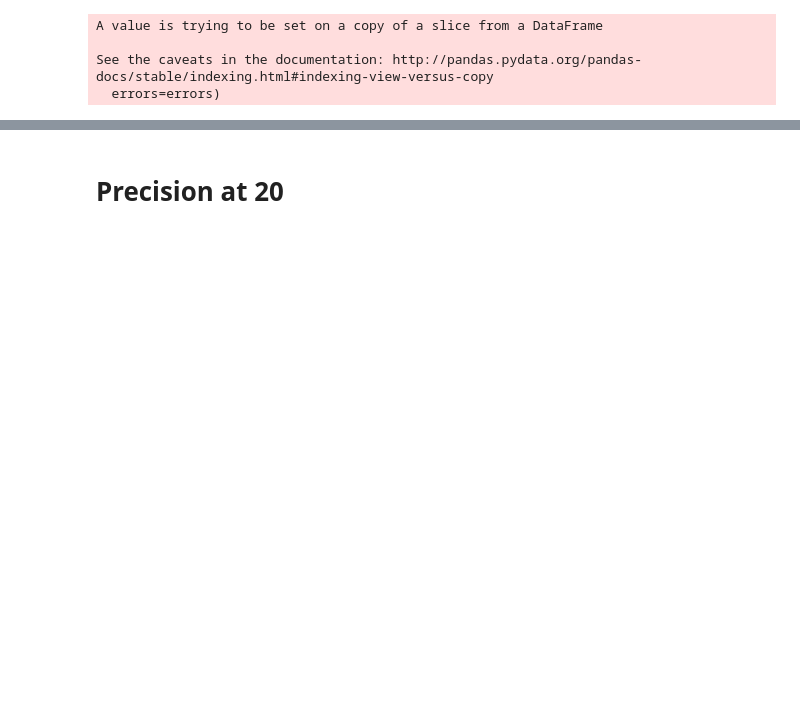
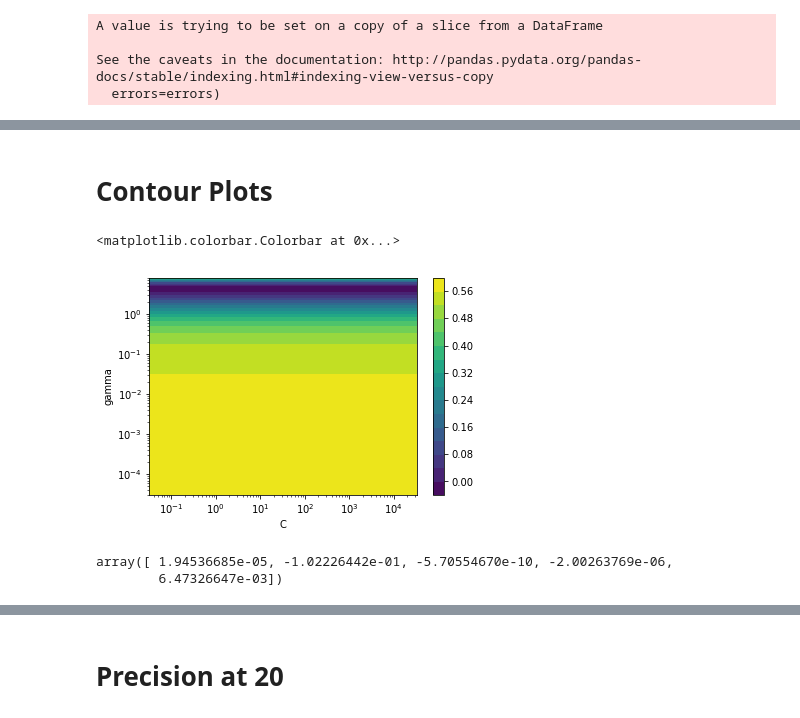
Before and after one commit to prerna135/autoML-code, a Jupyter notebook: Random Forest Metamodel.ipynb, the cells around one changed output, grey strips where cells are left out. Saved outputs shown, nothing was run; the diff lists cells and outputs as text; code cells hidden in the pictures; blank space fills up the shorter version.

```diff
--- a/Random Forest Metamodel.ipynb
+++ b/Random Forest Metamodel.ipynb
@@ -95,3 +113,9 @@ metamodel = pickle.load(open('/Users/prernakashyap/Documents/autoML research/mod
+# %%
+simplified_surrogate = pickle.load(open('/Users/prernakashyap/Documents/columbia/sem1/research/models/ssm1.pkl', 'rb'))
+rf_surrogate = pickle.load(open('/Users/prernakashyap/Documents/columbia/sem1/research/models/sm1.pkl', 'rb'))
+rf_metamodel = pickle.load(open('/Users/prernakashyap/Documents/columbia/sem1/research/models/rfmm.pkl', 'rb'))
+erf_metamodel = pickle.load(open('/Users/prernakashyap/Documents/columbia/sem1/research/models/erfmm.pkl', 'rb'))
+agg_surrogate = pickle.load(open('/Users/prernakashyap/Documents/columbia/sem1/research/models/asm.pkl', 'rb'))
 # %%
 model_params = defaultdict(list)
 task_ids = list(data_dict.keys())
@@ -112,12 +142,0 @@ X = df_meta.as_matrix() #shape: (99, 19)
-# %%
-params = metamodel.predict(X) #shape=(99, 5)
-surrogate_scores = []
-metamodel_scores = []
-for i, task_id in enumerate(task_ids):
-    X_task, y_task, _ = data_dict[task_id]
-    surrogate_params = surrogates[task_id].coef_
-    metamodel_params = params[i]
-    print('Surrogate params:', surrogate_params)
-    print('Metamodel params:', metamodel_params)
-    surrogate_scores.append(precatn(task_id, surrogates[task_id], X_task, y_task, topn=20))
-    metamodel_scores.append(precatn(task_id, model=None, X=X_task, y=y_task, topn=20, coeff=(metamodel_params)))
@@ -149,0 +143,3 @@ def draw_plot(data, offset,edge_color, fill_color):
+# %%
+new_data, _ = arff.loadarff('./data/new_data.arff')
+df_new_data = pd.DataFrame(new_data)
@@ -149,0 +176,32 @@ def draw_plot(data, offset,edge_color, fill_color):
+# %% [markdown]
+# Contour Plots
+# %%
+params = [(0.0, 0.016, -0.0, -0.0, -0.004, 0.642),\
+         (0.0, 0.001, -0.0, -0.0, -0.0, 0.203),\
+         (0.0, -0.282, -0.0, -0.0, 0.034, 0.569)]
+df = df_new_data[['C', 'gamma']]
+c = np.geomspace(np.min(df['C']), np.max(df['C']))
+gamma = np.geomspace(np.min(df['gamma']), np.max(df['gamma']))
+c, gamma = np.meshgrid(c, gamma)
+z = np.zeros((c.shape[0], gamma.shape[0]))
+for i in range(c.shape[0]):
+    for j in range(gamma.shape[0]):
+        z[i, j] = f1(c[i, j], gamma[i, j], params[2])
+        #z[i, j] = f1(c[i, j], gamma[i, j], simplified_surrogate[3.0].coef_)
+        #z[i, j] = simplified_surrogate[3.0].predict([[c[i, j], gamma[i, j], c[i, j] ** 2, c[i, j] * gamma[i, j], gamma[i, j] ** 2]])
+        #z[i, j] = rf_surrogate[3.0].named_steps['random search'].best_estimator_.predict([[c[i, j], gamma[i, j]]])
+fig, axes = plt.subplots(1, 1)
+axes.set_xscale('log')
+axes.set_yscale('log')
+plt.xlabel('C')
+plt.ylabel('gamma')
+plt.contourf(c, gamma, z, 16, cmap=plt.cm.viridis)
+plt.colorbar()
+# %% [output]
+<matplotlib.colorbar.Colorbar at 0x...>
+[figure, added]
+# %%
+simplified_surrogate[3.0].coef_
+# %% [output]
+array([ 1.94536685e-05, -1.02226442e-01, -5.70554670e-10, -2.00263769e-06,
+        6.47326647e-03])
```
Also changed, not shown: parts of 24 cells of this notebook, 1 other file.
